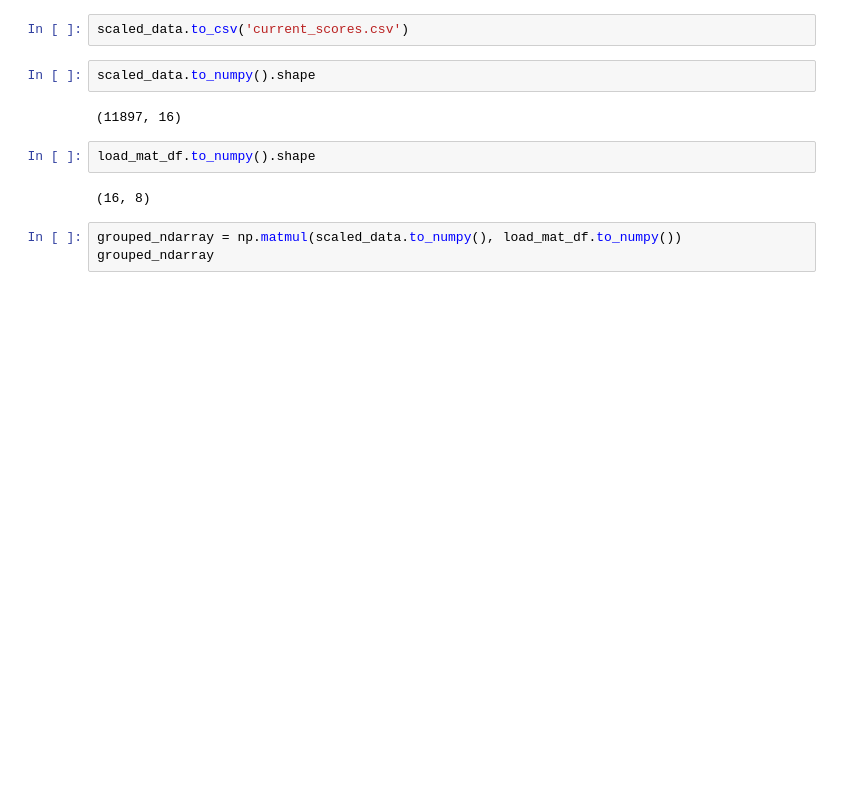
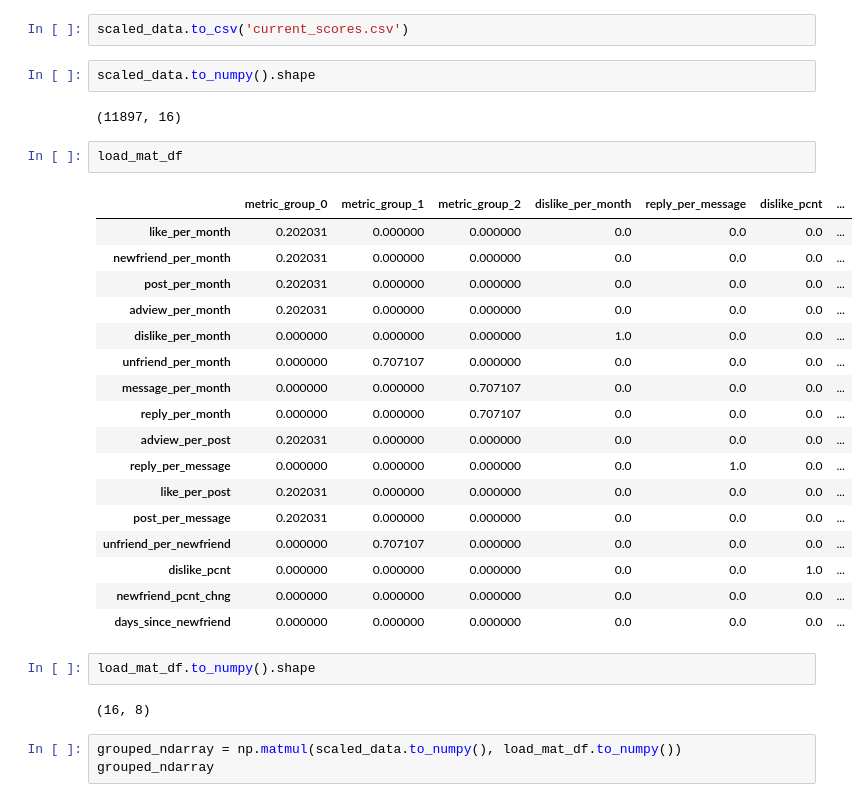
Before and after one commit to alejandro-armenta/churn, a Jupyter notebook: RescoringCurrentDataset.ipynb, the cells around one changed output. Drawn from its saved outputs; the diff is of its cells as text; blank space fills up the shorter version.

```diff
--- a/RescoringCurrentDataset.ipynb
+++ b/RescoringCurrentDataset.ipynb
@@ -117,6 +117,26 @@ scaled_data.to_csv('current_scores.csv')
 scaled_data.to_numpy().shape
 # %% [output]
 (11897, 16)
+# %%
+load_mat_df
+# %% [output]
+|  | metric_group_0 | metric_group_1 | metric_group_2 | dislike_per_month | reply_per_message | dislike_pcnt | ... |
+| like_per_month | 0.202031 | 0.000000 | 0.000000 | 0.0 | 0.0 | 0.0 | ... |
+| newfriend_per_month | 0.202031 | 0.000000 | 0.000000 | 0.0 | 0.0 | 0.0 | ... |
+| post_per_month | 0.202031 | 0.000000 | 0.000000 | 0.0 | 0.0 | 0.0 | ... |
+| adview_per_month | 0.202031 | 0.000000 | 0.000000 | 0.0 | 0.0 | 0.0 | ... |
+| dislike_per_month | 0.000000 | 0.000000 | 0.000000 | 1.0 | 0.0 | 0.0 | ... |
+| unfriend_per_month | 0.000000 | 0.707107 | 0.000000 | 0.0 | 0.0 | 0.0 | ... |
+| message_per_month | 0.000000 | 0.000000 | 0.707107 | 0.0 | 0.0 | 0.0 | ... |
+| reply_per_month | 0.000000 | 0.000000 | 0.707107 | 0.0 | 0.0 | 0.0 | ... |
+| adview_per_post | 0.202031 | 0.000000 | 0.000000 | 0.0 | 0.0 | 0.0 | ... |
+| reply_per_message | 0.000000 | 0.000000 | 0.000000 | 0.0 | 1.0 | 0.0 | ... |
+| like_per_post | 0.202031 | 0.000000 | 0.000000 | 0.0 | 0.0 | 0.0 | ... |
+| post_per_message | 0.202031 | 0.000000 | 0.000000 | 0.0 | 0.0 | 0.0 | ... |
+| unfriend_per_newfriend | 0.000000 | 0.707107 | 0.000000 | 0.0 | 0.0 | 0.0 | ... |
+| dislike_pcnt | 0.000000 | 0.000000 | 0.000000 | 0.0 | 0.0 | 1.0 | ... |
+| newfriend_pcnt_chng | 0.000000 | 0.000000 | 0.000000 | 0.0 | 0.0 | 0.0 | ... |
+| days_since_newfriend | 0.000000 | 0.000000 | 0.000000 | 0.0 | 0.0 | 0.0 | ... |
 # %%
 load_mat_df.to_numpy().shape
 # %% [output]
```
Also changed, not shown: parts of 3 cells of this notebook, 9 other files.
